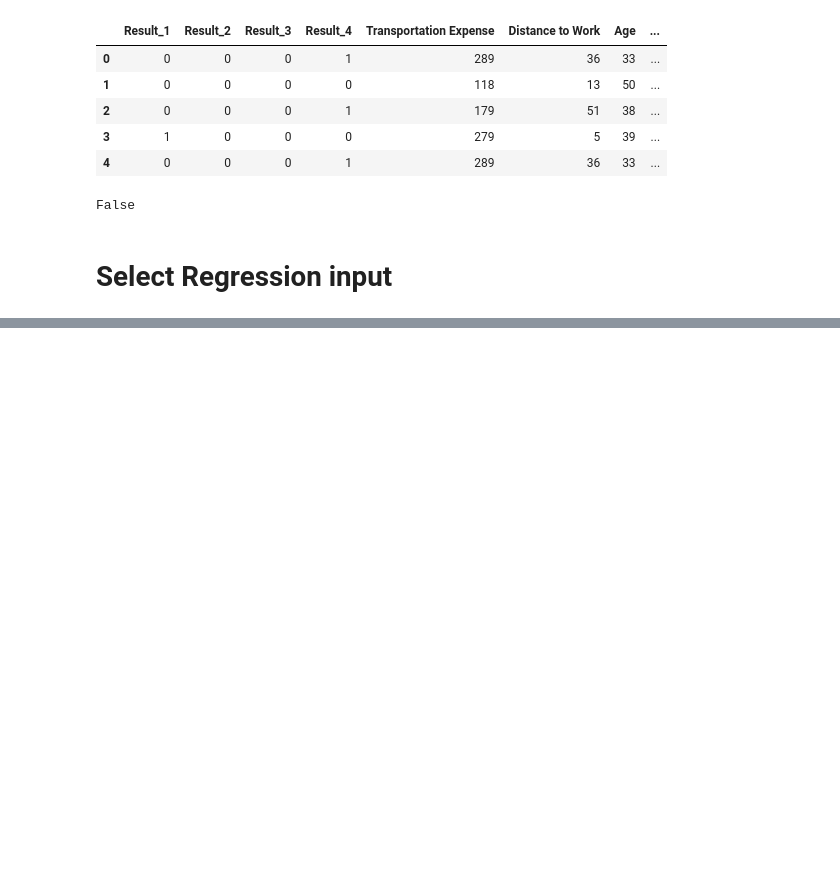
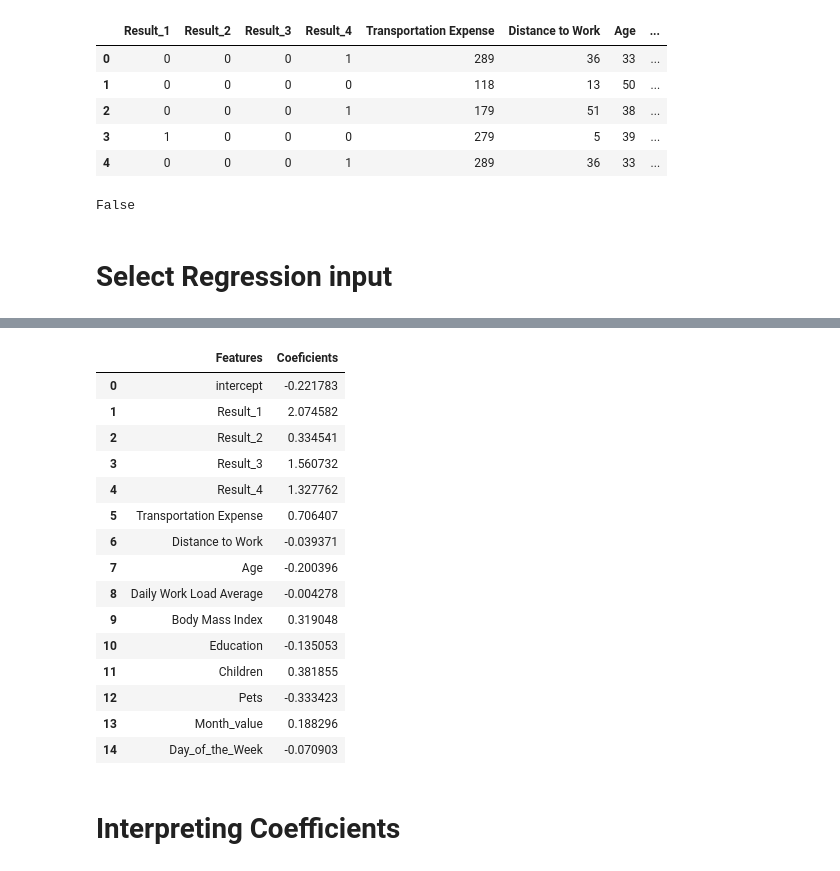
Before and after one commit to Est1y/Abscenteeism_Check, a Jupyter notebook: Absceetism_MAchineLearning.ipynb, the cells around one changed output, grey strips where cells are left out. Cells and saved outputs as stored; diff of their text form; code cells hidden in the pictures; blank space fills up the shorter version.

```diff
--- a/Absceetism_MAchineLearning.ipynb
+++ b/Absceetism_MAchineLearning.ipynb
@@ -118,0 +185,3 @@ data_with_targets.iloc[ :, 1:14]
+# %%
+reg = LogisticRegression()
+reg.fit(X_train, Y_train)
@@ -118,0 +288,6 @@ data_with_targets.iloc[ :, 1:14]
+# %%
+Featured_names = Unscaled_input.columns.values
+# %%
+Summary_table = pd.DataFrame(columns = ['Features'], data = Featured_names)
+Summary_table["Coeficients"] = np.transpose(reg.coef_) #(Transposed bcos by defualt ndarray are rows not colums)
+Summary_table
@@ -118,0 +328,25 @@ data_with_targets.iloc[ :, 1:14]
+# %%
+Summary_table.index = Summary_table.index + 1
+Summary_table.loc[0] = ['intercept', reg.intercept_[0]]
+Summary_table = Summary_table.sort_index()
+# %%
+Summary_table
+# %% [output]
+|  | Features | Coeficients |
+| 0 | intercept | -0.221783 |
+| 1 | Result_1 | 2.074582 |
+| 2 | Result_2 | 0.334541 |
+| 3 | Result_3 | 1.560732 |
+| 4 | Result_4 | 1.327762 |
+| 5 | Transportation Expense | 0.706407 |
+| 6 | Distance to Work | -0.039371 |
+| 7 | Age | -0.200396 |
+| 8 | Daily Work Load Average | -0.004278 |
+| 9 | Body Mass Index | 0.319048 |
+| 10 | Education | -0.135053 |
+| 11 | Children | 0.381855 |
+| 12 | Pets | -0.333423 |
+| 13 | Month_value | 0.188296 |
+| 14 | Day_of_the_Week | -0.070903 |
+# %% [markdown]
+# Interpreting Coefficients
```
Also changed, not shown: parts of 36 cells of this notebook.
